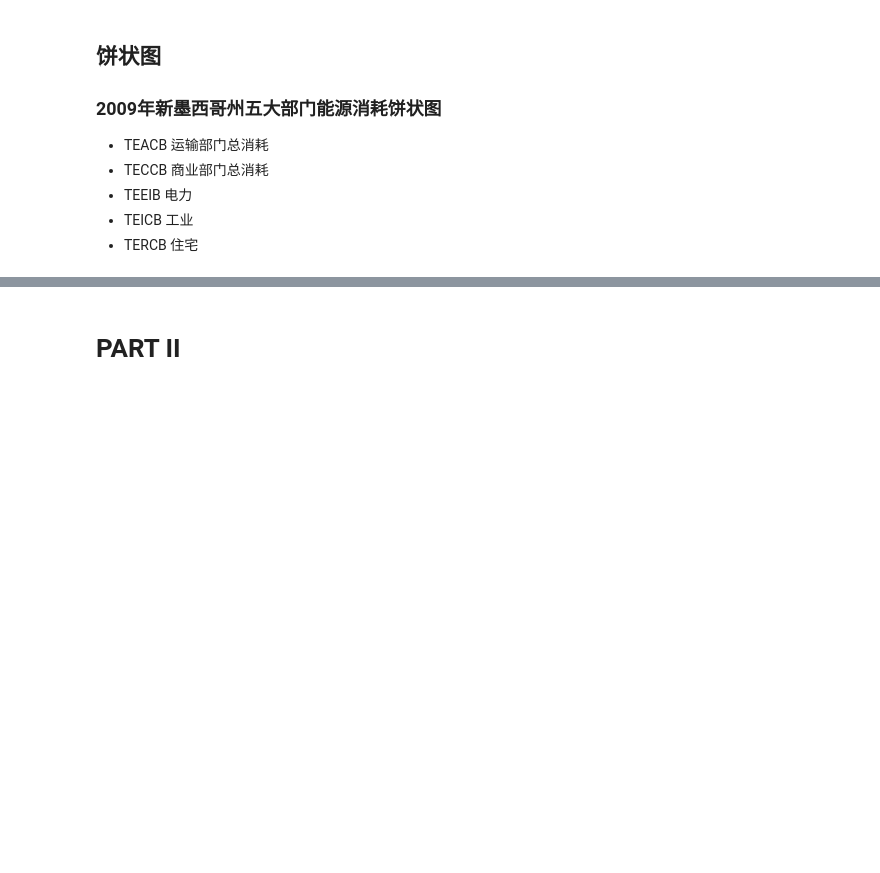
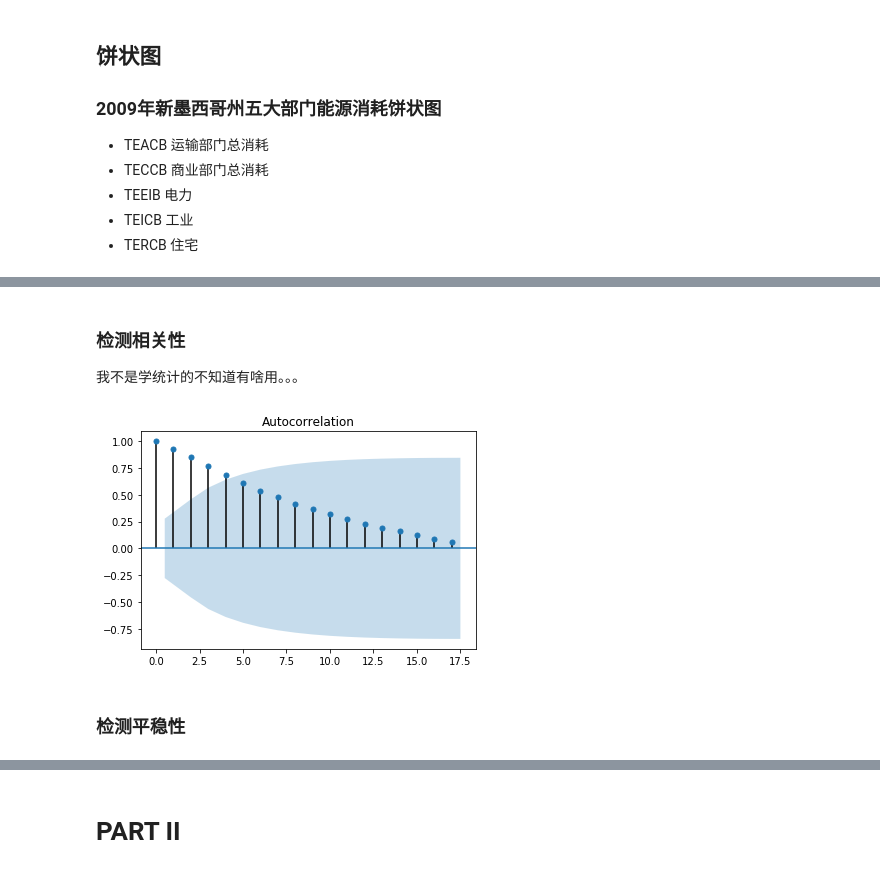
Before and after one commit to xiuzheDorothy/MCMICM, a Jupyter notebook: 2018MCM_C/DataReprocess.ipynb, the cells around one changed output, grey strips where cells are left out. Drawn from its saved outputs; the diff is of its cells as text; code cells hidden in the pictures; blank space fills up the shorter version.

```diff
--- a/2018MCM_C/DataReprocess.ipynb
+++ b/2018MCM_C/DataReprocess.ipynb
@@ -446,0 +485,11 @@ show(p)
+# %% [markdown]
+### 检测相关性
+我不是学统计的不知道有啥用。。。
+# %%
+# 检测相关性
+from statsmodels.graphics.tsaplots import plot_acf, plot_pacf
+plot_acf(data_CA_TETCB['Data']).show()
+# %% [output]
+[figure, added]
+# %% [markdown]
+### 检测平稳性
```
Also changed, not shown: parts of 27 cells of this notebook.
